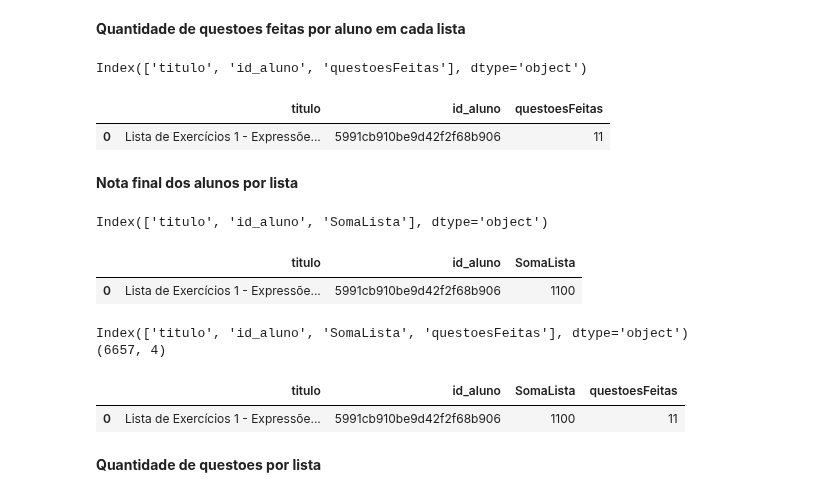
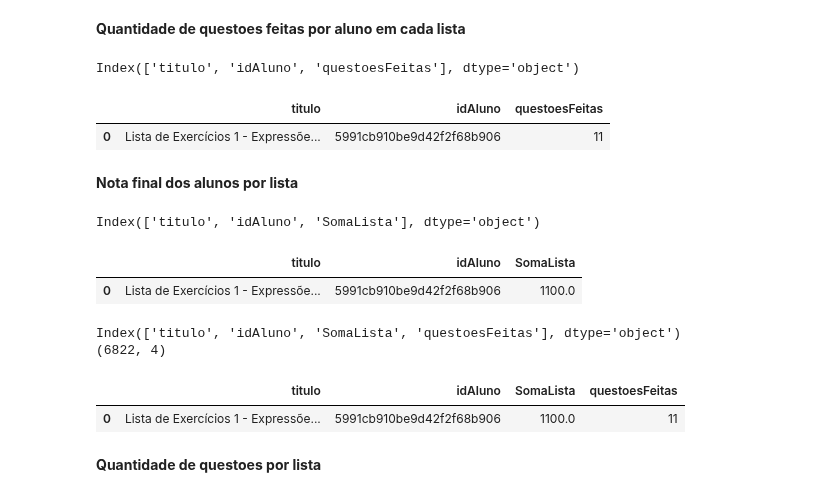
Before and after one commit to repitta/CienciaDeDadosEducacionais, a Jupyter notebook: LOP.ipynb, the cells around one changed output. Drawn from its saved outputs; the diff is of its cells as text; code cells hidden in the pictures.

```diff
--- a/LOP.ipynb
+++ b/LOP.ipynb
@@ -434,14 +398,14 @@ memory usage: 6.8+ KB
 # %% [markdown]
 **Concatenar a tabela lista com a tabela submissoes pela coluna questao**
 # %%
-merge_sub_lista = pd.merge(right= tab_sub, left = listaNovo, on='questao', how="inner")
-print(merge_sub_lista.shape)
+mergeSubLista = pd.merge(right= tabSub, left = listaNovo, on='questao', how="inner")
+print(mergeSubLista.shape)
 
 # A Quantidade de submissoes aumentou muito . Esta correto
 #pode existe questão que foi submetida que não esta em nenhuma lista? simmmm
-print(merge_sub_lista.info())
+print(mergeSubLista.info())
 
 #quantidade correta, pois ha questoes sem lista
 print(listaNovo["titulo"].unique().shape)
-print(merge_sub_lista["titulo"].unique().shape)
+print(mergeSubLista["titulo"].unique().shape)
 # %% [output]
@@ -534,9 +436,9 @@ a.sort_values(by=['titulo'])
 # %% [markdown]
 **Concatenar as tabelas merge_user_turmas e merge_sub_lista**
 # %%
-merge_sub_lista.rename(columns={"user":"id_aluno"}, inplace=True)
-merge_user_turmas_sub_lista = pd.merge(right= merge_user_turmas, left = merge_sub_lista, on='id_aluno', how="inner")
-print (merge_user_turmas_sub_lista.shape)
-print(merge_user_turmas_sub_lista.columns)
-merge_user_turmas_sub_lista.head(1)
+mergeSubLista.rename(columns={"user":"idAluno"}, inplace=True)
+mergeUseTurmasSubLista = pd.merge(right= mergeUserTurmas, left = mergeSubLista, on='idAluno', how="outer")
+print (mergeUseTurmasSubLista.shape)
+print(mergeUseTurmasSubLista.columns)
+mergeUseTurmasSubLista.head(1)
 # %% [output]
@@ -550,7 +458,10 @@ Index(['id_lista', 'questao', 'titulo', 'quantidade', 'data',
+# %%
+#Remover todas as linhas que tem dados faltantes
+mergeUseTurmasSubListaM = mergeUseTurmasSubLista.dropna(axis=0, how='any')
 # %% [markdown]
 **Porcentagem Maxima por aluno em cada questão**
 # %%
-NotaMaxQuestao = merge_user_turmas_sub_lista.groupby(["id_lista","id_aluno","questao"]).max()
+NotaMaxQuestao = mergeUseTurmasSubListaM.groupby(["idLista","idAluno","questao"]).max()
 NotaMaxQuestao.rename(columns={"porcentagemAcerto":"porcentagemMaxima"}, inplace=True)
 NotaMaxQuestao = NotaMaxQuestao.reset_index()
 print(NotaMaxQuestao.columns)
@@ -565,40 +476,40 @@ Index(['id_lista', 'id_aluno', 'questao', 'titulo', 'quantidade', 'data',
 # %% [markdown]
 **Quantidade de questoes feitas por aluno em cada lista**
 # %%
-quantidade = NotaMaxQuestao.groupby(["titulo","id_aluno"]).count()
+quantidade = NotaMaxQuestao.groupby(["titulo","idAluno"]).count()
 quantidade.rename(columns={"quantidade":"questoesFeitas"}, inplace=True)
 quantidade= quantidade.reset_index()
-quantidade= quantidade[["titulo","id_aluno","questoesFeitas"]]
+quantidade= quantidade[["titulo","idAluno","questoesFeitas"]]
 print(quantidade.columns)
 quantidade.head(1)
 # %% [output]
-Index(['titulo', 'id_aluno', 'questoesFeitas'], dtype='object')
+Index(['titulo', 'idAluno', 'questoesFeitas'], dtype='object')
-|  | titulo | id_aluno | questoesFeitas |
+|  | titulo | idAluno | questoesFeitas |
 | 0 | Lista de Exercícios 1 - Expressõe... | 5991cb910be9d42f2f68b906 | 11 |
 # %% [markdown]
 **Nota final dos alunos por lista**
 # %%
-NotaLista = NotaMaxQuestao.groupby(["titulo","id_aluno"]).sum()
+NotaLista = NotaMaxQuestao.groupby(["titulo","idAluno"]).sum()
 NotaLista.rename(columns={"porcentagemMaxima":"SomaLista", "quantidade":"questoesFeitas"}, inplace=True)
 NotaLista = NotaLista.drop('ano',axis=1)
 NotaLista= NotaLista.reset_index()
-NotaLista = NotaLista[["titulo",'id_aluno','SomaLista']]
+NotaLista = NotaLista[["titulo",'idAluno','SomaLista']]
 print(NotaLista.columns)
 NotaLista.head(1)
 # %% [output]
-Index(['titulo', 'id_aluno', 'SomaLista'], dtype='object')
+Index(['titulo', 'idAluno', 'SomaLista'], dtype='object')
-|  | titulo | id_aluno | SomaLista |
-| 0 | Lista de Exercícios 1 - Expressõe... | 5991cb910be9d42f2f68b906 | 1100 |
+|  | titulo | idAluno | SomaLista |
+| 0 | Lista de Exercícios 1 - Expressõe... | 5991cb910be9d42f2f68b906 | 1100.0 |
 # %%
-mergeQuanNotaLista =  pd.merge(right= quantidade, left = NotaLista, on=['id_aluno','titulo'], how="inner")
+mergeQuanNotaLista =  pd.merge(right= quantidade, left = NotaLista, on=['idAluno','titulo'], how="inner")
 print(mergeQuanNotaLista.columns)
 print(mergeQuanNotaLista.shape)
 mergeQuanNotaLista.head(1)
 # %% [output]
-Index(['titulo', 'id_aluno', 'SomaLista', 'questoesFeitas'], dtype='object')
-(6657, 4)
+Index(['titulo', 'idAluno', 'SomaLista', 'questoesFeitas'], dtype='object')
+(6822, 4)
-|  | titulo | id_aluno | SomaLista | questoesFeitas |
-| 0 | Lista de Exercícios 1 - Expressõe... | 5991cb910be9d42f2f68b906 | 1100 | 11 |
+|  | titulo | idAluno | SomaLista | questoesFeitas |
+| 0 | Lista de Exercícios 1 - Expressõe... | 5991cb910be9d42f2f68b906 | 1100.0 | 11 |
 # %% [markdown]
 **Quantidade de questoes por lista**
 # %%
```
Also changed, not shown: parts of 56 cells of this notebook.
